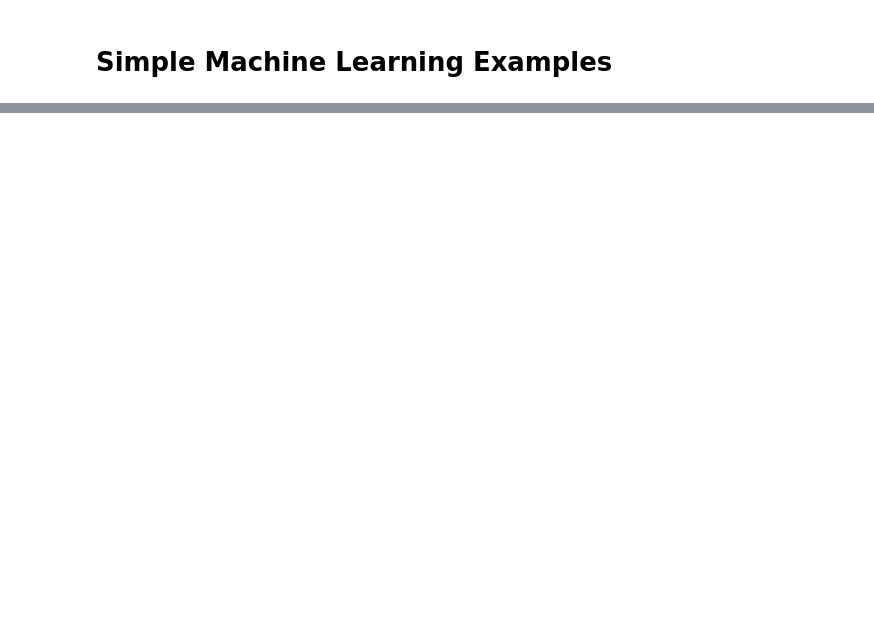
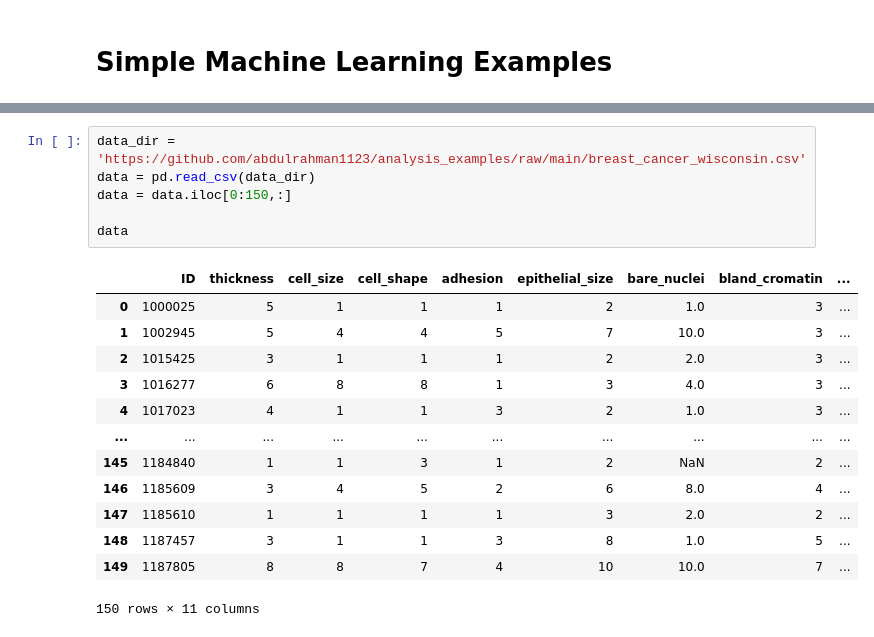
Before and after one commit to abdulrahman1123/analysis_examples, a Jupyter notebook: machine_learning.ipynb, the cells around one changed output, grey strips where cells are left out. Drawn from its saved outputs; the diff is of its cells as text; blank space fills up the shorter version.

```diff
--- a/machine_learning.ipynb
+++ b/machine_learning.ipynb
@@ -119,0 +97,20 @@ imp_data
+# %%
+data_dir = 'https://github.com/abdulrahman1123/analysis_examples/raw/main/breast_cancer_wisconsin.csv'
+data = pd.read_csv(data_dir)
+data = data.iloc[0:150,:]
+
+data
+# %% [output]
+|  | ID | thickness | cell_size | cell_shape | adhesion | epithelial_size | bare_nuclei | bland_cromatin | ... |
+| 0 | 1000025 | 5 | 1 | 1 | 1 | 2 | 1.0 | 3 | ... |
+| 1 | 1002945 | 5 | 4 | 4 | 5 | 7 | 10.0 | 3 | ... |
+| 2 | 1015425 | 3 | 1 | 1 | 1 | 2 | 2.0 | 3 | ... |
+| 3 | 1016277 | 6 | 8 | 8 | 1 | 3 | 4.0 | 3 | ... |
+| 4 | 1017023 | 4 | 1 | 1 | 3 | 2 | 1.0 | 3 | ... |
+| ... | ... | ... | ... | ... | ... | ... | ... | ... | ... |
+| 145 | 1184840 | 1 | 1 | 3 | 1 | 2 | NaN | 2 | ... |
+| 146 | 1185609 | 3 | 4 | 5 | 2 | 6 | 8.0 | 4 | ... |
+| 147 | 1185610 | 1 | 1 | 1 | 1 | 3 | 2.0 | 2 | ... |
+| 148 | 1187457 | 3 | 1 | 1 | 3 | 8 | 1.0 | 5 | ... |
+| 149 | 1187805 | 8 | 8 | 7 | 4 | 10 | 10.0 | 7 | ... |
+150 rows × 11 columns
```
Also changed, not shown: parts of 17 cells of this notebook.
